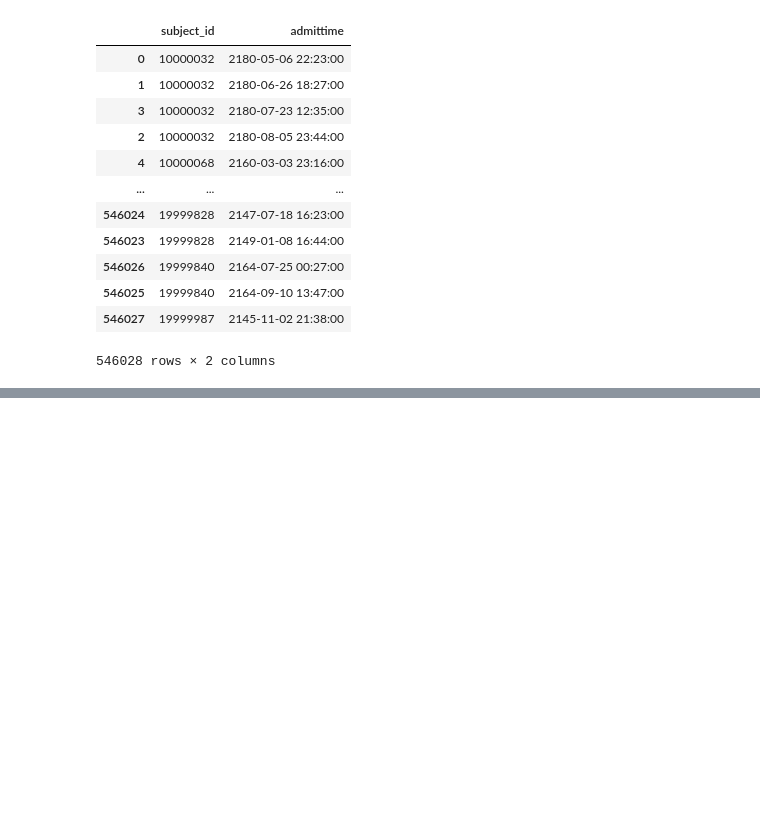
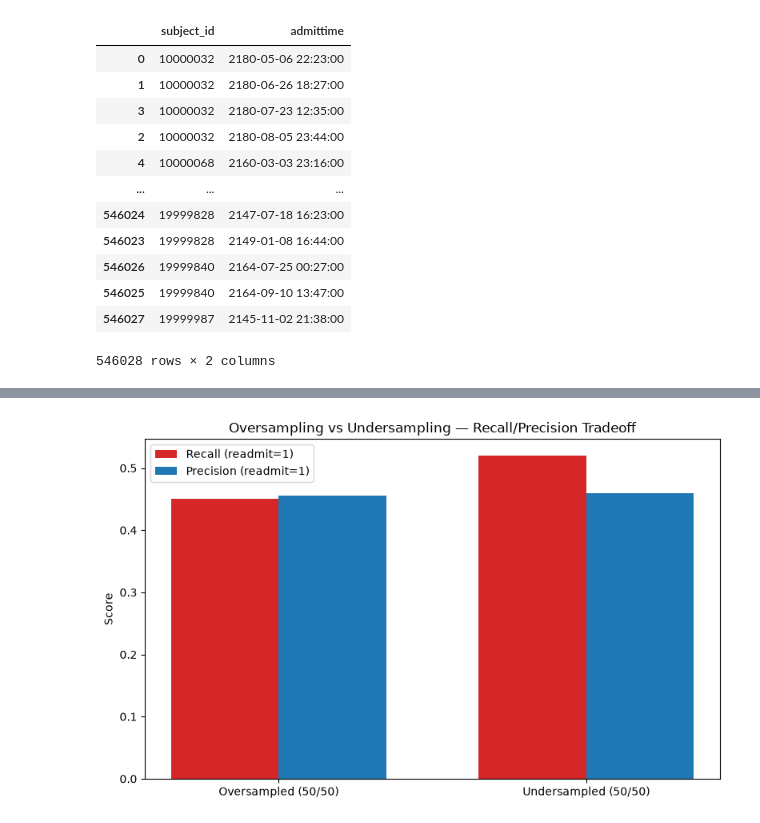
Before and after one commit to alexanderwu/MedAgent, a Jupyter notebook: notebooks/real eda.ipynb, the cells around one changed output, grey strips where cells are left out. Cells and saved outputs as stored; diff of their text form; code cells hidden in the pictures; blank space fills up the shorter version.

```diff
--- a/notebooks/real eda.ipynb
+++ b/notebooks/real eda.ipynb
@@ -2719,0 +2992,22 @@ False
+# %%
+# ---- Step 5: train both models, evaluate on the SAME untouched test set ----
+import xgboost as xgb
+from sklearn.metrics import classification_report, recall_score, precision_score, f1_score
+
+def train_and_eval(X_tr, y_tr, label):
+    model = xgb.XGBClassifier(eval_metric="logloss", random_state=42)
+    model.fit(X_tr, y_tr)
+    y_pred = model.predict(X_test)
+
+    print(f"\n=== {label} ===")
+    print(classification_report(y_test, y_pred, target_names=["No Readmit", "Readmit"]))
+    return {
+        "label": label,
+        "recall": recall_score(y_test, y_pred, pos_label=1),
+        "precision": precision_score(y_test, y_pred, pos_label=1),
+        "f1": f1_score(y_test, y_pred, pos_label=1),
+    }
+
+results = []
+results.append(train_and_eval(X_train_over,  y_train_over,  "Oversampled (50/50)"))
+results.append(train_and_eval(X_train_under, y_train_under, "Undersampled (50/50)"))
@@ -2719,0 +3035,24 @@ False
+# %%
+# ---- Visual comparison (recall is what we care about most) ----
+import matplotlib.pyplot as plt
+import numpy as np
+
+labels = [r["label"] for r in results]
+recalls = [r["recall"] for r in results]
+precisions = [r["precision"] for r in results]
+
+x = np.arange(len(labels))
+width = 0.35
+
+fig, ax = plt.subplots(figsize=(8, 5))
+ax.bar(x - width/2, recalls, width, label='Recall (readmit=1)', color='#d62728')
+ax.bar(x + width/2, precisions, width, label='Precision (readmit=1)', color='#1f77b4')
+ax.set_xticks(x)
+ax.set_xticklabels(labels)
+ax.set_ylabel('Score')
+ax.set_title('Oversampling vs Undersampling — Recall/Precision Tradeoff')
+ax.legend()
+plt.tight_layout()
+plt.show()
+# %% [output]
+[figure, added]
```
Also changed, not shown: parts of 39 cells of this notebook.
